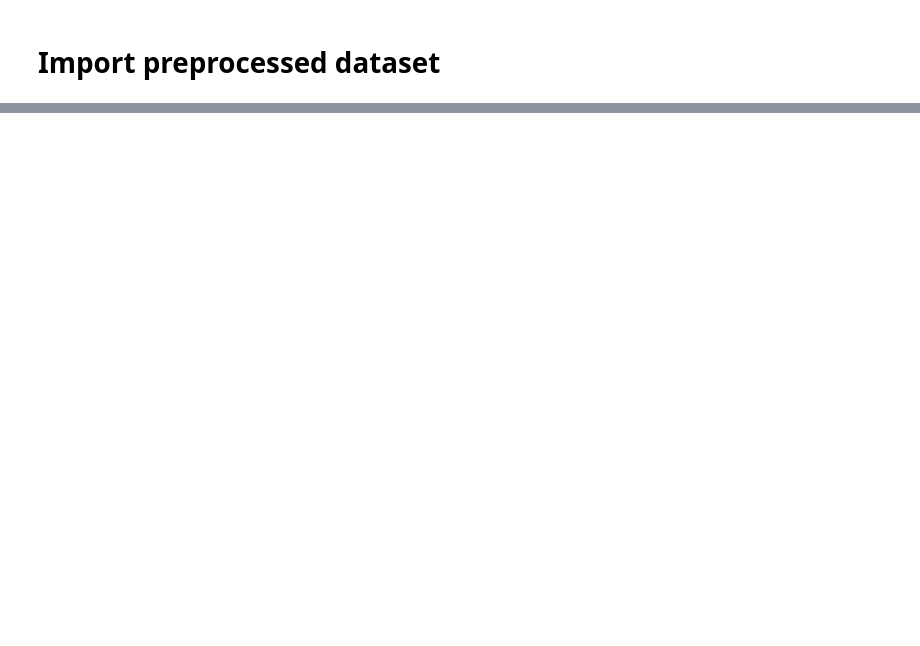
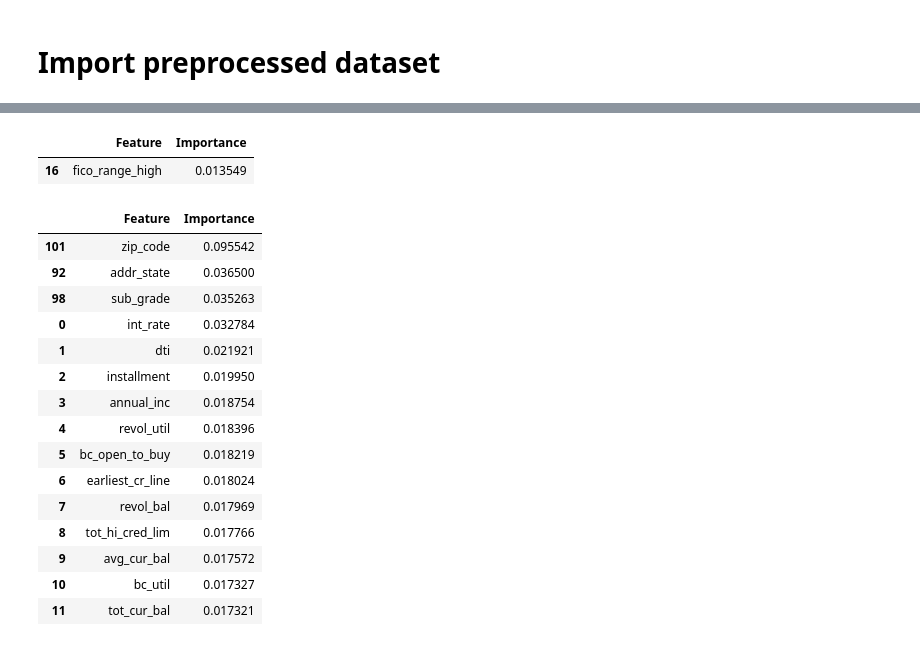
Before and after one commit to whong10/P2P-Loan-Risk-Modeling, a Jupyter notebook: Modeling.ipynb, the cells around one changed output, grey strips where cells are left out. Saved outputs shown, nothing was run; the diff lists cells and outputs as text; code cells hidden in the pictures; blank space fills up the shorter version.

```diff
--- a/Modeling.ipynb
+++ b/Modeling.ipynb
@@ -78,0 +328,15 @@ Confusion Matrix:
+# %%
+# Assuming rf is your trained RandomForest model and x_val is your validation set
+feature_importances = rf_saved.feature_importances_
+feature_names = x_val.columns
+
+# Create a DataFrame to match feature names with their importances
+rf_importance_df = pd.DataFrame({
+    'Feature': feature_names,
+    'Importance': feature_importances
+})
+
+# Sort the DataFrame by importance
+rf_importance_df = rf_importance_df.sort_values(by='Importance', ascending=False)
+
+rf_importance_df.head(10)
@@ -78,0 +355,55 @@ Confusion Matrix:
+# %%
+# get feature importance of fico score high and subgrade
+rf_importance_df[rf_importance_df['Feature'] == 'fico_range_high']
+# %% [output]
+|  | Feature | Importance |
+| 16 | fico_range_high | 0.013549 |
+# %%
+encoded_features = ['addr_state', 'application_type', 'disbursement_method', 'home_ownership', 'initial_list_status', 'purpose', 'sub_grade', 'verification_status', 'verification_status_joint', 'zip_code']
+results = []
+
+# Loop through each categorical feature
+for feature in encoded_features:
+    # Identify all one-hot encoded columns for the feature
+    feature_columns = [col for col in rf_importance_df['Feature'] if col.startswith(f'{feature}_')]
+
+    # Filter the importance_df to include only these columns
+    feature_importance_df = rf_importance_df[rf_importance_df['Feature'].isin(feature_columns)]
+
+    # Sum the importances of these columns
+    total_feature_importance = feature_importance_df['Importance'].sum()
+
+    # Append the result to the list
+    results.append({'Feature': feature, 'Importance': total_feature_importance})
+
+# Create a DataFrame from the results
+total_importance_df = pd.DataFrame(results)
+
+# Filter the original importance_df to exclude the one-hot encoded columns
+filtered_importance_df = rf_importance_df[~rf_importance_df['Feature'].str.contains('|'.join([f'{feature}_' for feature in encoded_features]))]
+
+# Append the total importances to the filtered DataFrame
+rf_total_importance_df = pd.concat([filtered_importance_df, total_importance_df], ignore_index=True)
+
+# Sort the final DataFrame by importance
+rf_total_importance_df = rf_total_importance_df.sort_values(by='Importance', ascending=False)
+
+# Display the final DataFrame
+rf_total_importance_df.head(15)
+# %% [output]
+|  | Feature | Importance |
+| 101 | zip_code | 0.095542 |
+| 92 | addr_state | 0.036500 |
+| 98 | sub_grade | 0.035263 |
+| 0 | int_rate | 0.032784 |
+| 1 | dti | 0.021921 |
+| 2 | installment | 0.019950 |
+| 3 | annual_inc | 0.018754 |
+| 4 | revol_util | 0.018396 |
+| 5 | bc_open_to_buy | 0.018219 |
+| 6 | earliest_cr_line | 0.018024 |
+| 7 | revol_bal | 0.017969 |
+| 8 | tot_hi_cred_lim | 0.017766 |
+| 9 | avg_cur_bal | 0.017572 |
+| 10 | bc_util | 0.017327 |
+| 11 | tot_cur_bal | 0.017321 |
```
Also changed, not shown: parts of 42 cells of this notebook, 3 other files.
